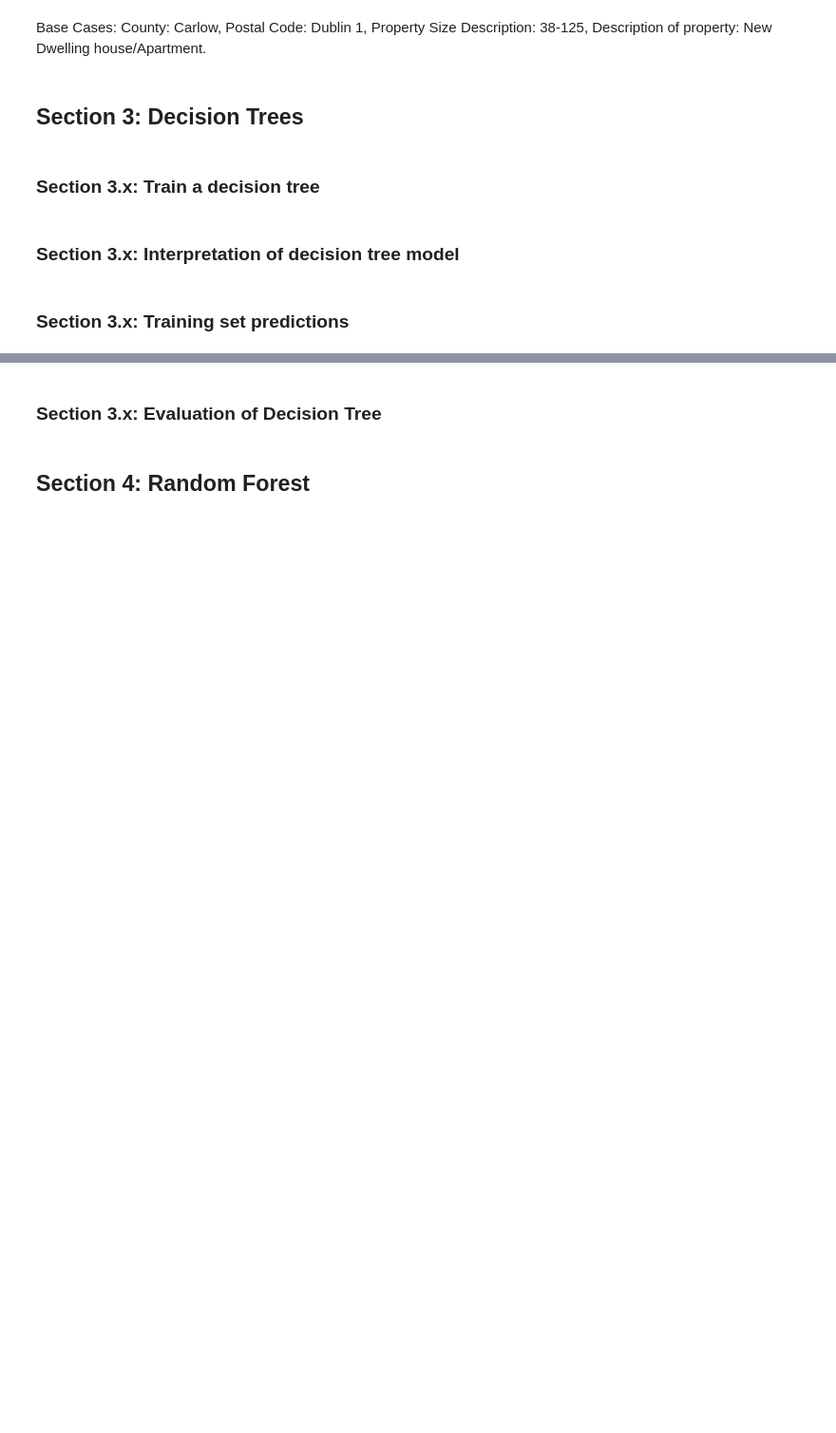
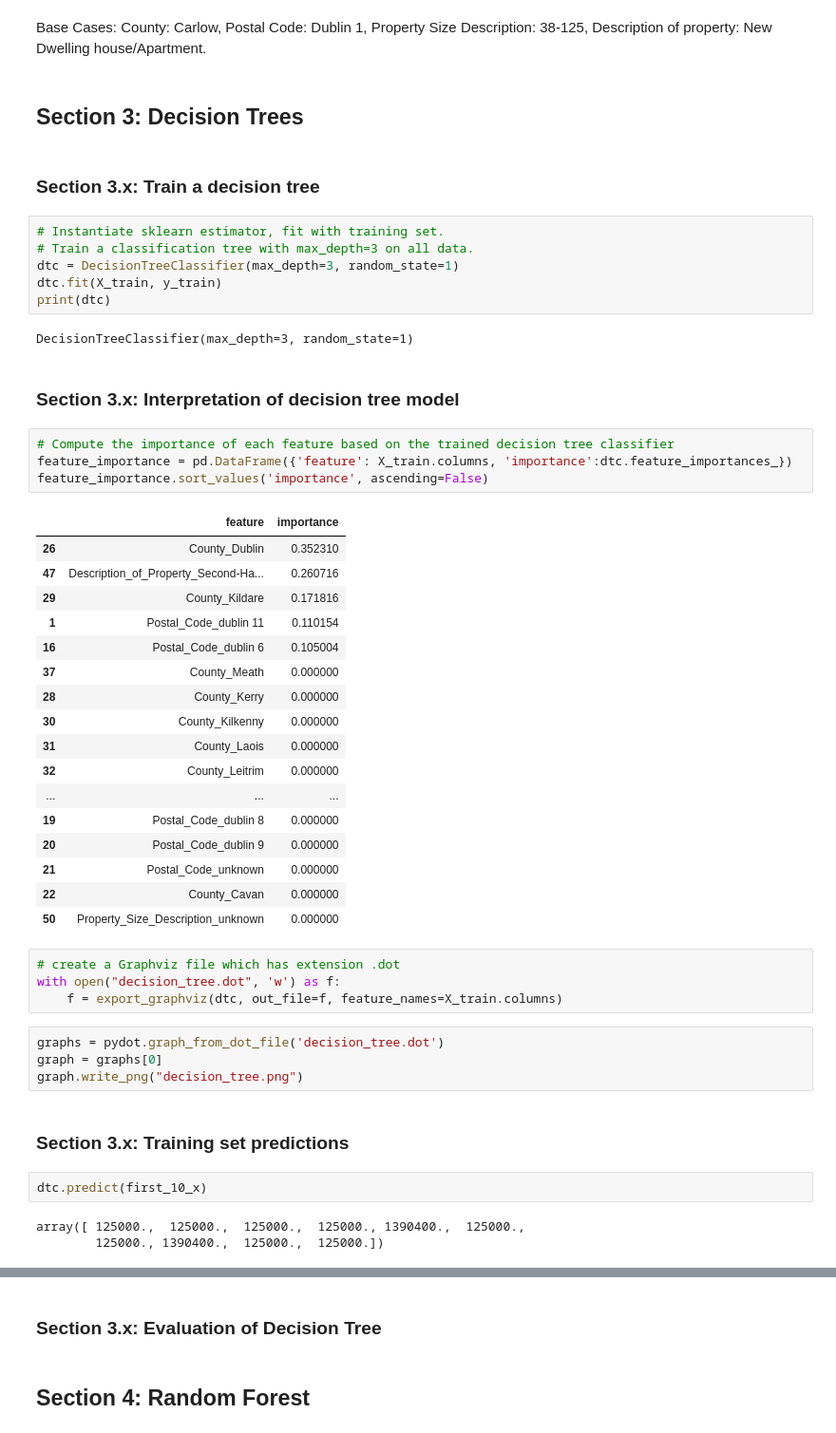
Before and after one commit to michaeldavitt/COMP47350_Housing_Data_Analysis, a Jupyter notebook: 17309836A2.ipynb, the cells around one changed output, grey strips where cells are left out. Shown at 95% size. Saved outputs shown, nothing was run; the diff lists cells and outputs as text; blank space fills up the shorter version.

Commit message:
Creates basic decision tree and performs model evaluation using the training data

```diff
--- a/17309836A2.ipynb
+++ b/17309836A2.ipynb
@@ -346,7 +352,50 @@ Base Cases: County: Carlow, Postal Code: Dublin 1, Property Size Description: 38
 ## Section 3: Decision Trees
 # %% [markdown]
 ### Section 3.x: Train a decision tree
+# %%
+# Instantiate sklearn estimator, fit with training set.
+# Train a classification tree with max_depth=3 on all data.
+dtc = DecisionTreeClassifier(max_depth=3, random_state=1)
+dtc.fit(X_train, y_train)
+print(dtc)
+# %% [output]
+DecisionTreeClassifier(max_depth=3, random_state=1)
 # %% [markdown]
 ### Section 3.x: Interpretation of decision tree model
+# %%
+# Compute the importance of each feature based on the trained decision tree classifier
+feature_importance = pd.DataFrame({'feature': X_train.columns, 'importance':dtc.feature_importances_})
+feature_importance.sort_values('importance', ascending=False)
+# %% [output]
+|  | feature | importance |
+| 26 | County_Dublin | 0.352310 |
+| 47 | Description_of_Property_Second-Ha... | 0.260716 |
+| 29 | County_Kildare | 0.171816 |
+| 1 | Postal_Code_dublin 11 | 0.110154 |
+| 16 | Postal_Code_dublin 6 | 0.105004 |
+| 37 | County_Meath | 0.000000 |
+| 28 | County_Kerry | 0.000000 |
+| 30 | County_Kilkenny | 0.000000 |
+| 31 | County_Laois | 0.000000 |
+| 32 | County_Leitrim | 0.000000 |
+| ... | ... | ... |
+| 19 | Postal_Code_dublin 8 | 0.000000 |
+| 20 | Postal_Code_dublin 9 | 0.000000 |
+| 21 | Postal_Code_unknown | 0.000000 |
+| 22 | County_Cavan | 0.000000 |
+| 50 | Property_Size_Description_unknown | 0.000000 |
+# %%
+# create a Graphviz file which has extension .dot
+with open("decision_tree.dot", 'w') as f:
+    f = export_graphviz(dtc, out_file=f, feature_names=X_train.columns)
+# %%
+graphs = pydot.graph_from_dot_file('decision_tree.dot')
+graph = graphs[0]
+graph.write_png("decision_tree.png")
 # %% [markdown]
 ### Section 3.x: Training set predictions
+# %%
+dtc.predict(first_10_x)
+# %% [output]
+array([ 125000.,  125000.,  125000.,  125000., 1390400.,  125000.,
+        125000., 1390400.,  125000.,  125000.])
```
Also changed, not shown: parts of 3 cells of this notebook, 2 other files.
